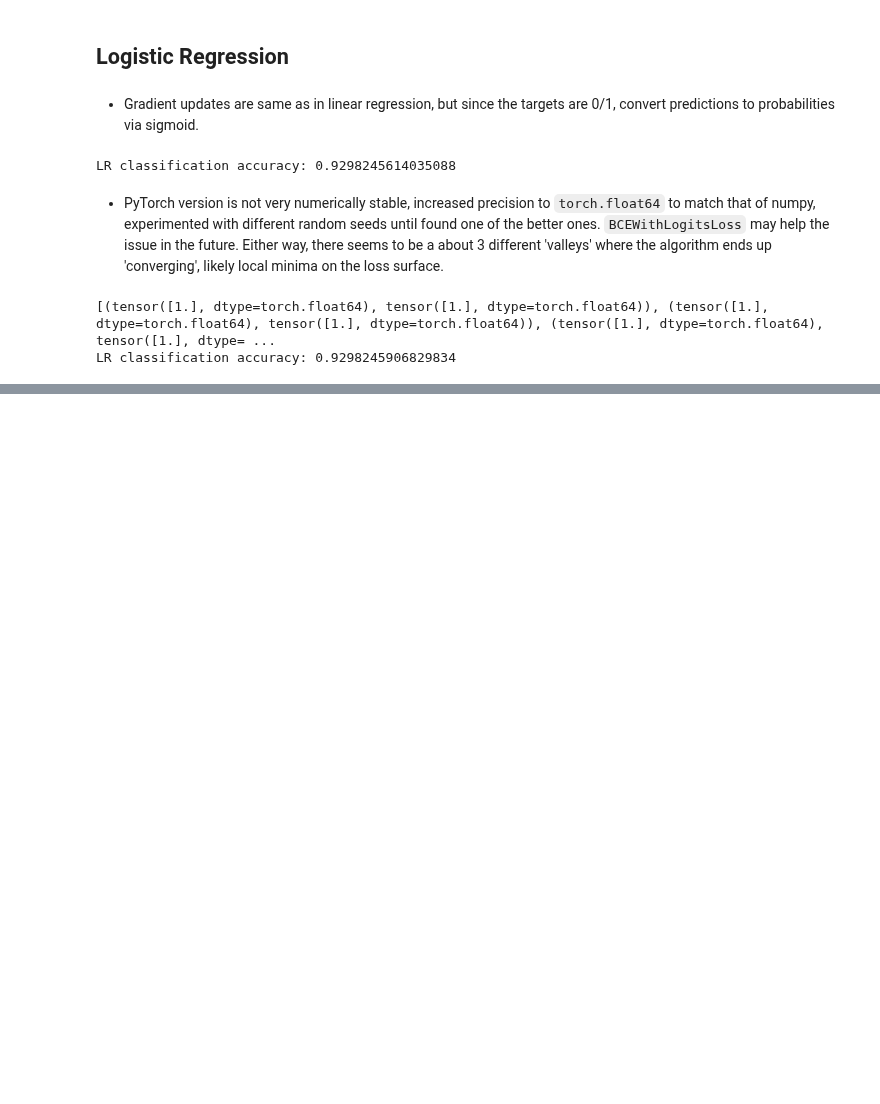
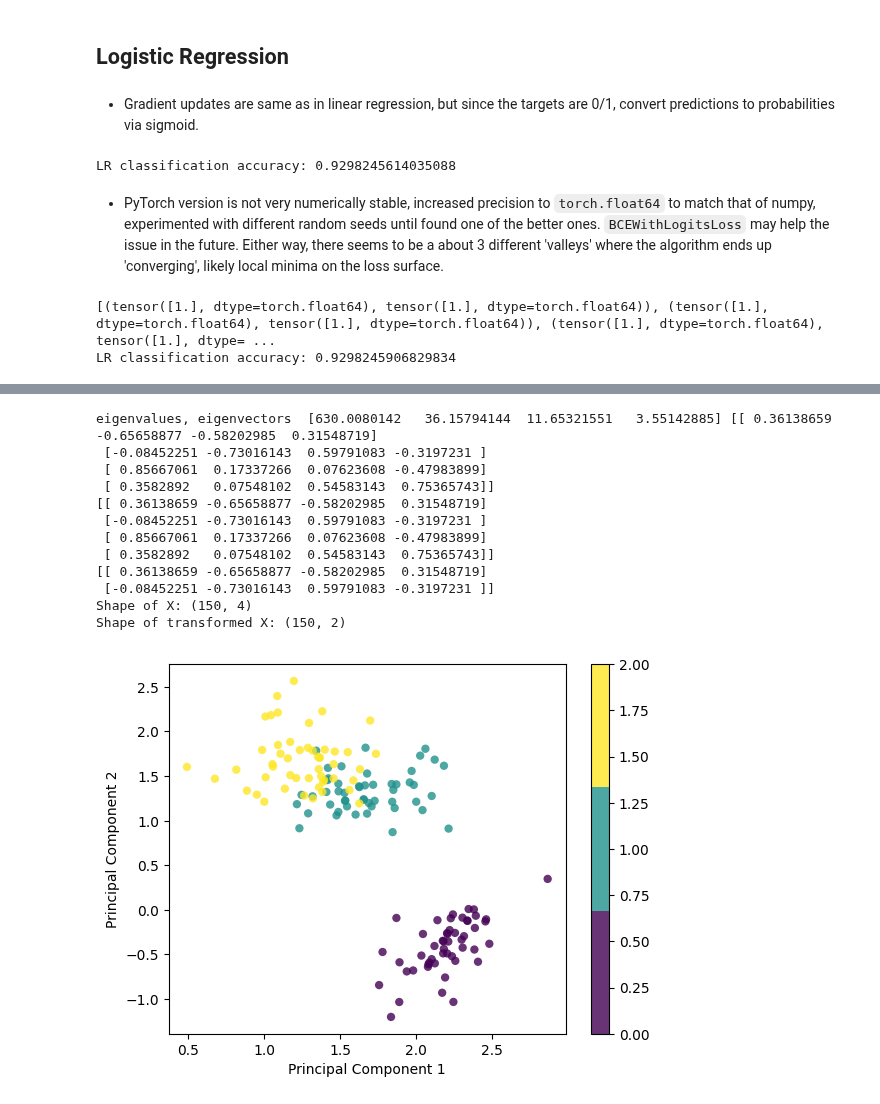
Before and after one commit to dapopov-st/dpv-site, a Jupyter notebook: notes/ml-algos-numpy-torch.ipynb, the cells around one changed output, grey strips where cells are left out. Saved outputs shown, nothing was run; the diff lists cells and outputs as text; code cells hidden in the pictures; blank space fills up the shorter version.

```diff
--- a/notes/ml-algos-numpy-torch.ipynb
+++ b/notes/ml-algos-numpy-torch.ipynb
@@ -841,0 +867,68 @@ LR classification accuracy: 0.9298245906829834
+# %%
+class PCA:
+    def __init__(self, n_components):
+        self.n_components = n_components
+        self.components = None
+        self.mean = None
+
+    def fit(self, X, debug = False):
+        self.X_bar = np.mean(X,axis=0) # store so as to be able to subtract it later in transform
+        X-= self.X_bar  #subtract teh mean from X
+        cov = X.T @ X #calculate cov of X
+        eigenvalues, eigenvectors = np.linalg.eig(cov) #calculate eigenvectors/eigenvalues
+        if debug: print("eigenvalues, eigenvectors ", eigenvalues, eigenvectors)
+        eigenvectors = eigenvectors[np.argsort(eigenvalues)[::-1]] # Sort the eigenvectors according to their eigenvalues in decreasing order
+        if debug: print(eigenvectors)
+        self.components = eigenvectors[:self.n_components] # Choose the first k eigenvectors as the new k dimensions
+        if debug: print(self.components)
+
+
+    def transform(self, X):
+        X -= self.X_bar # Must subtract the mean to center new data consistently!
+        # Transform the original n-dimensional data points into k dimensions by projecting with dot product
+        return X @ self.components.T
+
+# Testing
+if __name__ == "__main__":
+    # Imports
+    import matplotlib.pyplot as plt
+    from sklearn import datasets
+
+    # data = datasets.load_digits()
+    data = datasets.load_iris()
+    X = data.data
+    y = data.target
+
+    # Project the data onto the 2 primary principal components
+    pca = PCA(2)
+    pca.fit(X,debug = True)
+    X_projected = pca.transform(X)
+
+    print("Shape of X:", X.shape)
+    print("Shape of transformed X:", X_projected.shape)
+
+    x1 = X_projected[:, 0]
+    x2 = X_projected[:, 1]
+
+    plt.scatter(
+        x1, x2, c=y, edgecolor="none", alpha=0.8, cmap=plt.cm.get_cmap("viridis", 3)
+    )
+
+    plt.xlabel("Principal Component 1")
+    plt.ylabel("Principal Component 2")
+    plt.colorbar()
+    plt.show()
+# %% [output]
+eigenvalues, eigenvectors  [630.0080142   36.15794144  11.65321551   3.55142885] [[ 0.36138659 -0.65658877 -0.58202985  0.31548719]
+ [-0.08452251 -0.73016143  0.59791083 -0.3197231 ]
+ [ 0.85667061  0.17337266  0.07623608 -0.47983899]
+ [ 0.3582892   0.07548102  0.54583143  0.75365743]]
+[[ 0.36138659 -0.65658877 -0.58202985  0.31548719]
+ [-0.08452251 -0.73016143  0.59791083 -0.3197231 ]
+ [ 0.85667061  0.17337266  0.07623608 -0.47983899]
+ [ 0.3582892   0.07548102  0.54583143  0.75365743]]
+[[ 0.36138659 -0.65658877 -0.58202985  0.31548719]
+ [-0.08452251 -0.73016143  0.59791083 -0.3197231 ]]
+Shape of X: (150, 4)
+Shape of transformed X: (150, 2)
+[figure, added]
```
Also changed, not shown: parts of 5 cells of this notebook, 5 other files.
